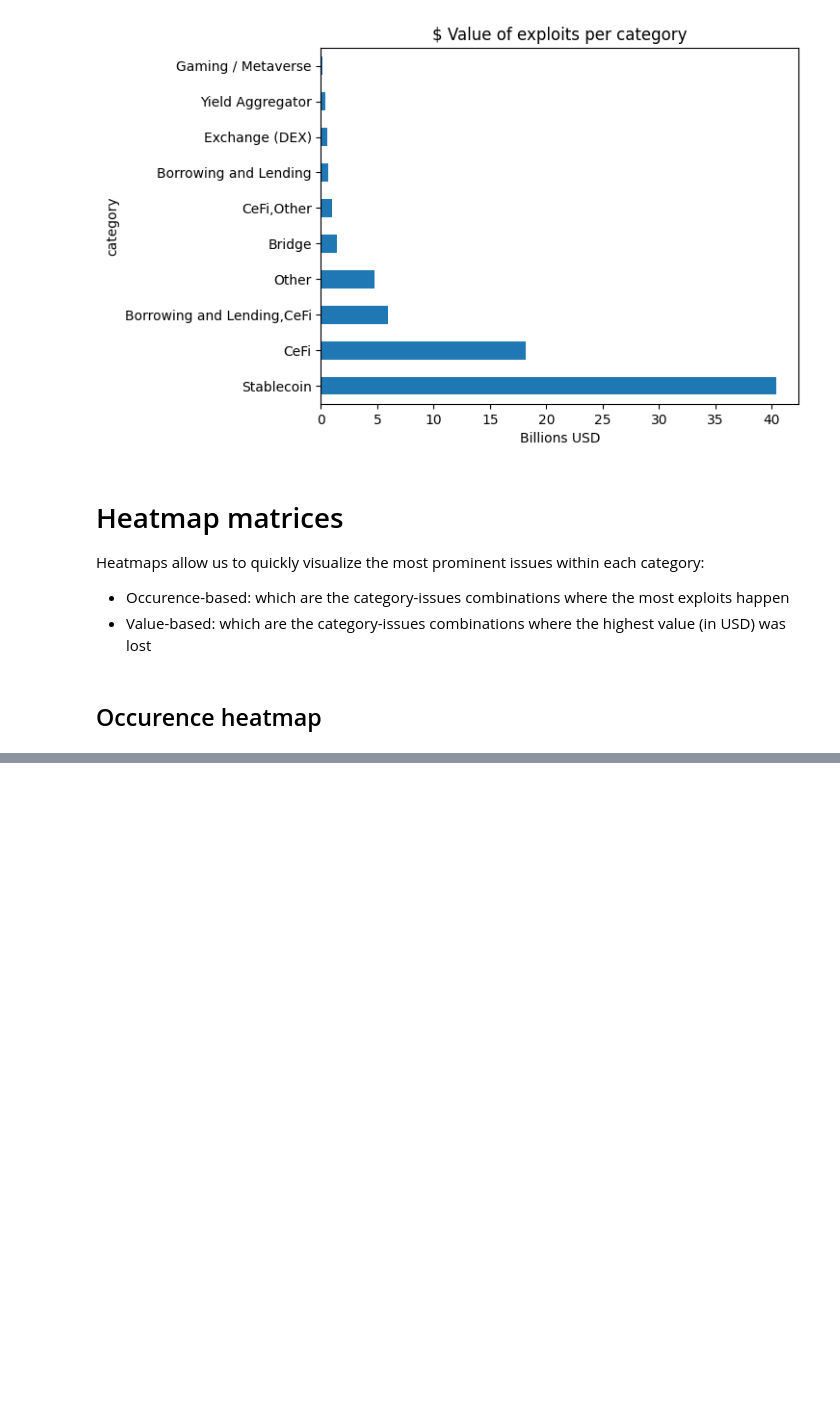
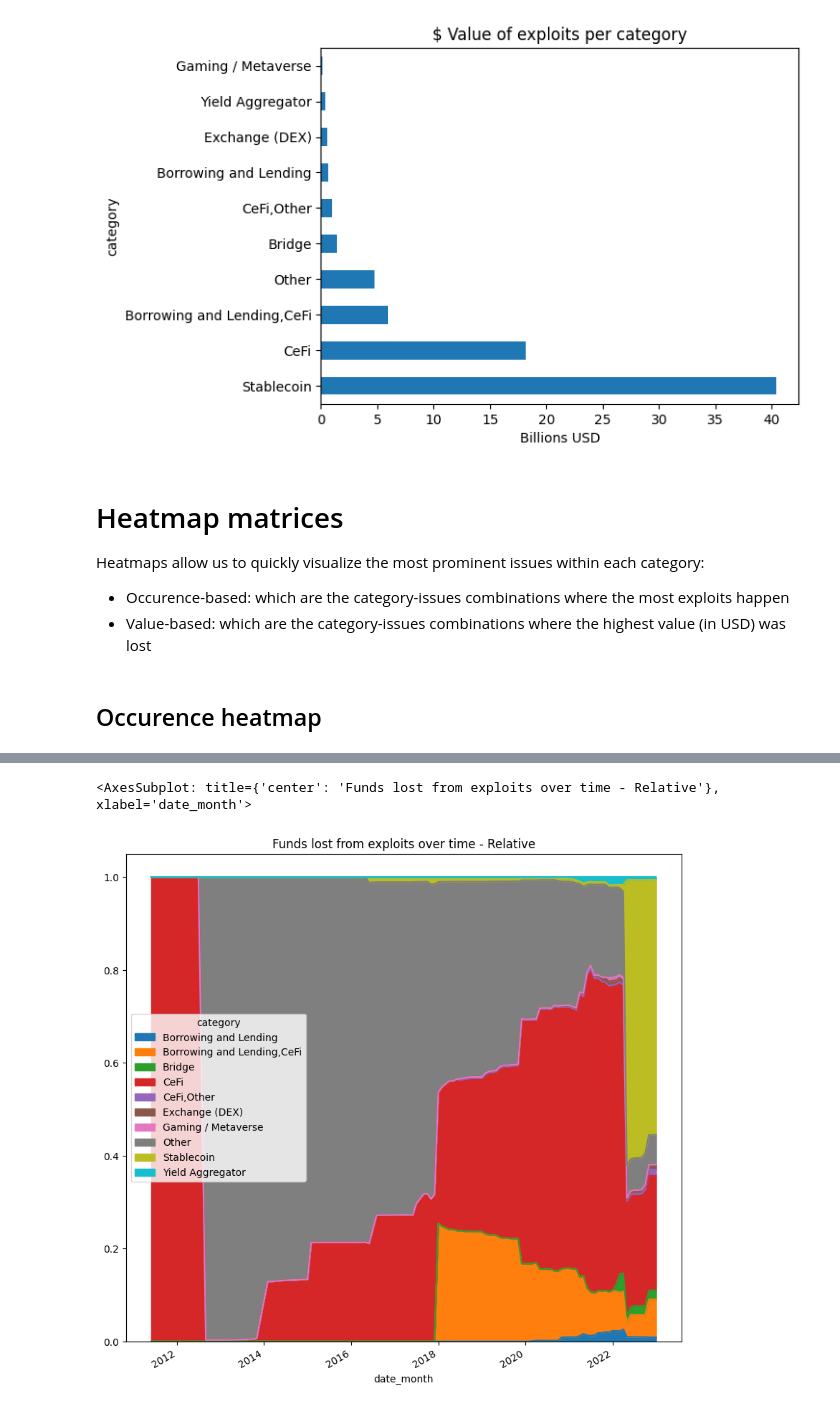
Before and after one commit to FrankMaseo/DY-rekt-analysis, a Jupyter notebook: rekt-db-analysis.ipynb, the cells around one changed output, grey strips where cells are left out. Saved outputs shown, nothing was run; the diff lists cells and outputs as text; code cells hidden in the pictures; blank space fills up the shorter version.

```diff
--- a/rekt-db-analysis.ipynb
+++ b/rekt-db-analysis.ipynb
@@ -196,0 +152,6 @@ pip install matplotlib
+# %%
+timeseries_category_normalized = timeseries_category.div(timeseries_category.sum(axis=1), axis=0)
+timeseries_category_normalized.plot.area(stacked = True, figsize = (10,10), title= 'Funds lost from exploits over time - Relative')
+# %% [output]
+<AxesSubplot: title={'center': 'Funds lost from exploits over time - Relative'}, xlabel='date_month'>
+[figure, added]
```
Also changed, not shown: parts of 8 cells of this notebook.
